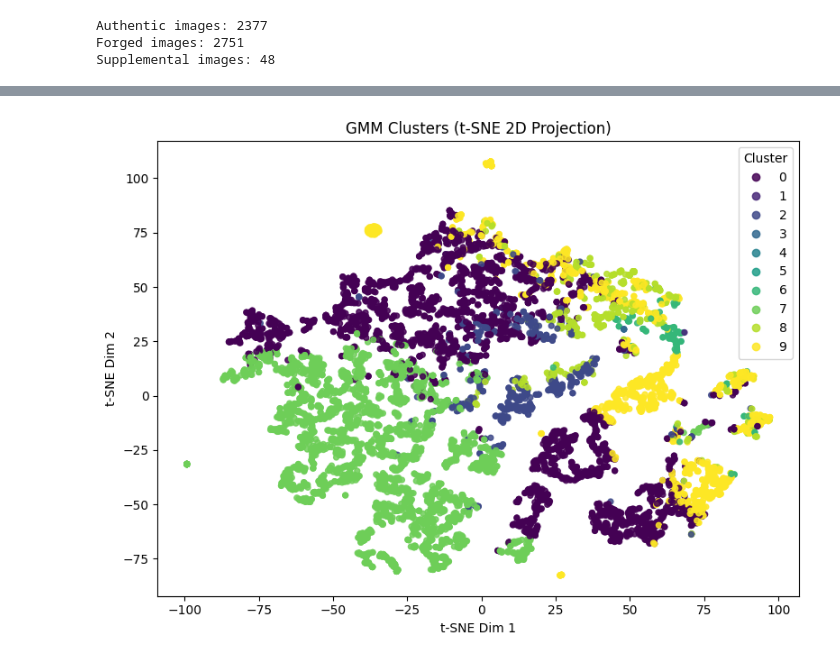
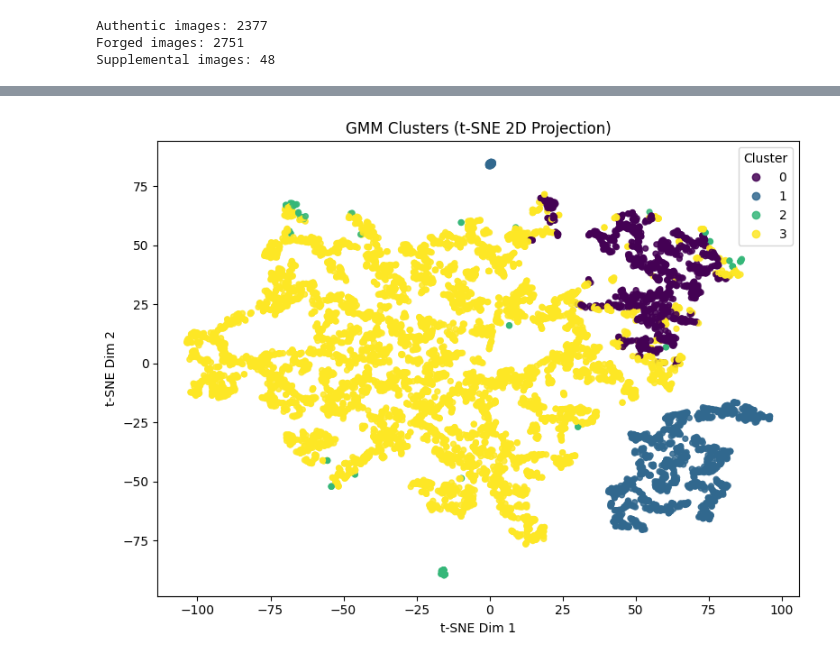
Before and after one commit to edwardyqliu/CIS-5200-Final-Project, a Jupyter notebook: mask_feature_engineering.ipynb, the cells around one changed output, grey strips where cells are left out. Saved outputs shown, nothing was run; the diff lists cells and outputs as text; code cells hidden in the pictures.

```diff
--- a/mask_feature_engineering.ipynb
+++ b/mask_feature_engineering.ipynb
@@ -290,5 +292,9 @@ regionprops_df.to_csv("regionprops_df.csv")
 # %%
 df_std = regionprops_df.copy()
+
+logit_cols = ["eccentricity", "extent", "area", "area_bbox"]
+df_std[logit_cols] = df_std[logit_cols].clip(lower=1e-12, upper=1-1e-12)
+df_std[logit_cols] = logit(df_std[logit_cols])
 
 numeric_cols = df_std.select_dtypes(include="number").columns
 
@@ -307,2 +313,9 @@ df_std.head()
 # %%
 df_std.to_csv("regionprops_df_norm.csv")
+# %%
+# Using gaussian like features only
+feature_cols = ["area", "area_bbox", "eccentricity", "extent"]
+for f in feature_cols:
+    df_std[f].hist(bins=20)
+    plt.title(f)
+    plt.show()
@@ -363,31 +423,0 @@ Name: count, dtype: int64
-# %%
-# Select numeric columns except the cluster label
-numeric_cols = cluster_df.select_dtypes(include="number").columns
-feature_cols = [c for c in numeric_cols if c != "gmm_cluster"]
-
-X = cluster_df[feature_cols].values
-y = cluster_df["gmm_cluster"].values
-
-# ---- PCA to 2D ----
-pca = PCA(n_components=2, random_state=0)
-X_pca = pca.fit_transform(X)
-
-# ---- Plot ----
-plt.figure(figsize=(8, 6))
-scatter = plt.scatter(
-    X_pca[:, 0],
-    X_pca[:, 1],
-    c=y,
-    s=18,
-    alpha=0.8
-)
-
-plt.xlabel("PCA Component 1")
-plt.ylabel("PCA Component 2")
-plt.title("GMM Clusters (PCA 2D Projection)")
-
-# Legend with cluster labels
-plt.legend(*scatter.legend_elements(), title="Cluster")
-
-plt.tight_layout()
-plt.show()
@@ -398,38 +478,36 @@ from sklearn.manifold import TSNE
 import matplotlib.pyplot as plt
 
 # Features for t-SNE (exclude cluster label)
-numeric_cols = cluster_df.select_dtypes(include="number").columns
-feature_cols = [c for c in numeric_cols if c != "gmm_cluster"]
 
 X = cluster_df[feature_cols].values
 y = cluster_df["gmm_cluster"].values
 
 # ----- Fit t-SNE -----
 tsne = TSNE(
     n_components=2,
     perplexity=30,      # typical values: 5–50
     learning_rate=200,  # default 200
     random_state=0
 )
 
 X_tsne = tsne.fit_transform(X)
 
 # ----- Plot -----
 plt.figure(figsize=(8, 6))
 scatter = plt.scatter(
     X_tsne[:, 0],
     X_tsne[:, 1],
     c=y,
     s=18,
     alpha=0.85
 )
 
 plt.xlabel("t-SNE Dim 1")
 plt.ylabel("t-SNE Dim 2")
 plt.title("GMM Clusters (t-SNE 2D Projection)")
 
 plt.legend(*scatter.legend_elements(), title="Cluster")
 plt.tight_layout()
 plt.show()
 # %% [output]
-[figure, old version]
+[figure, new version]
```
Also changed, not shown: parts of 25 cells of this notebook, 2 other files.
